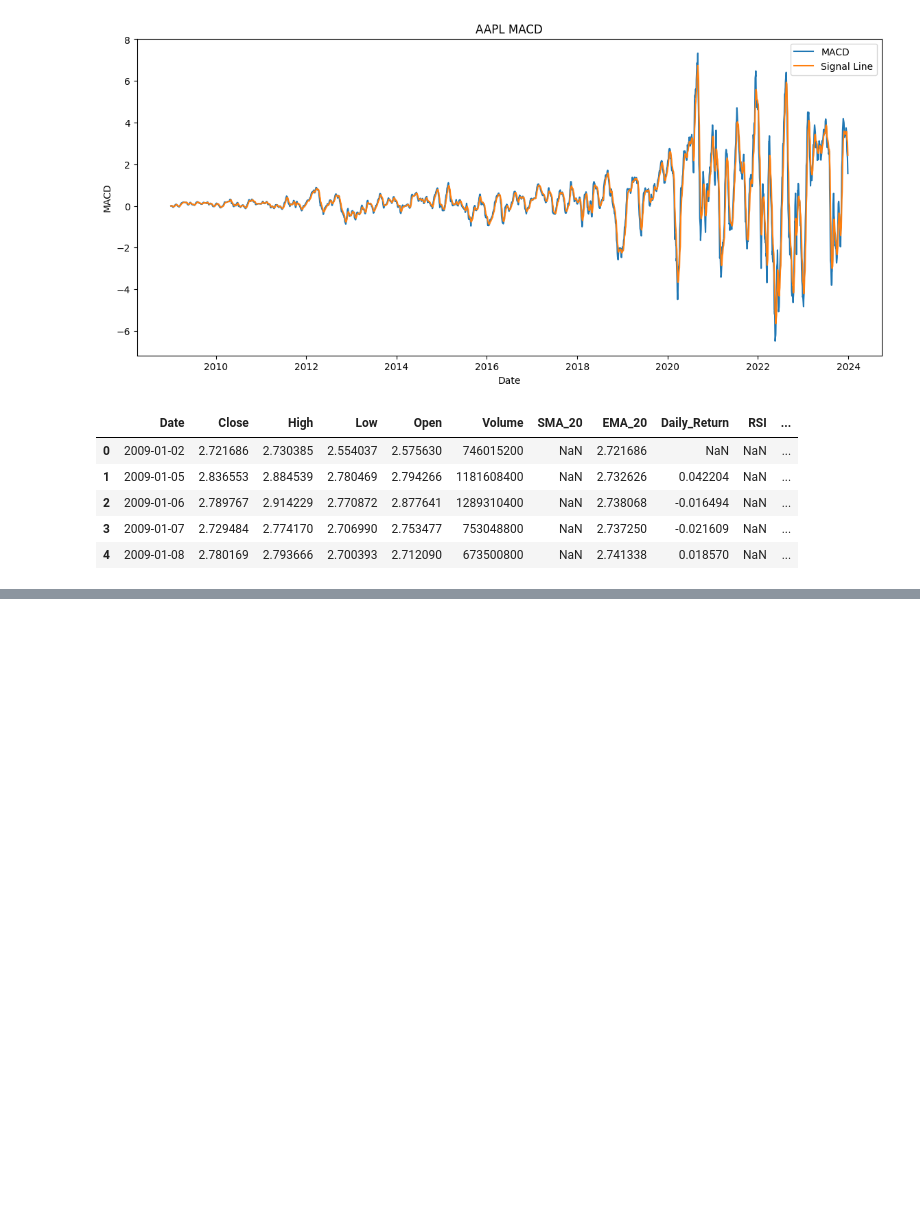
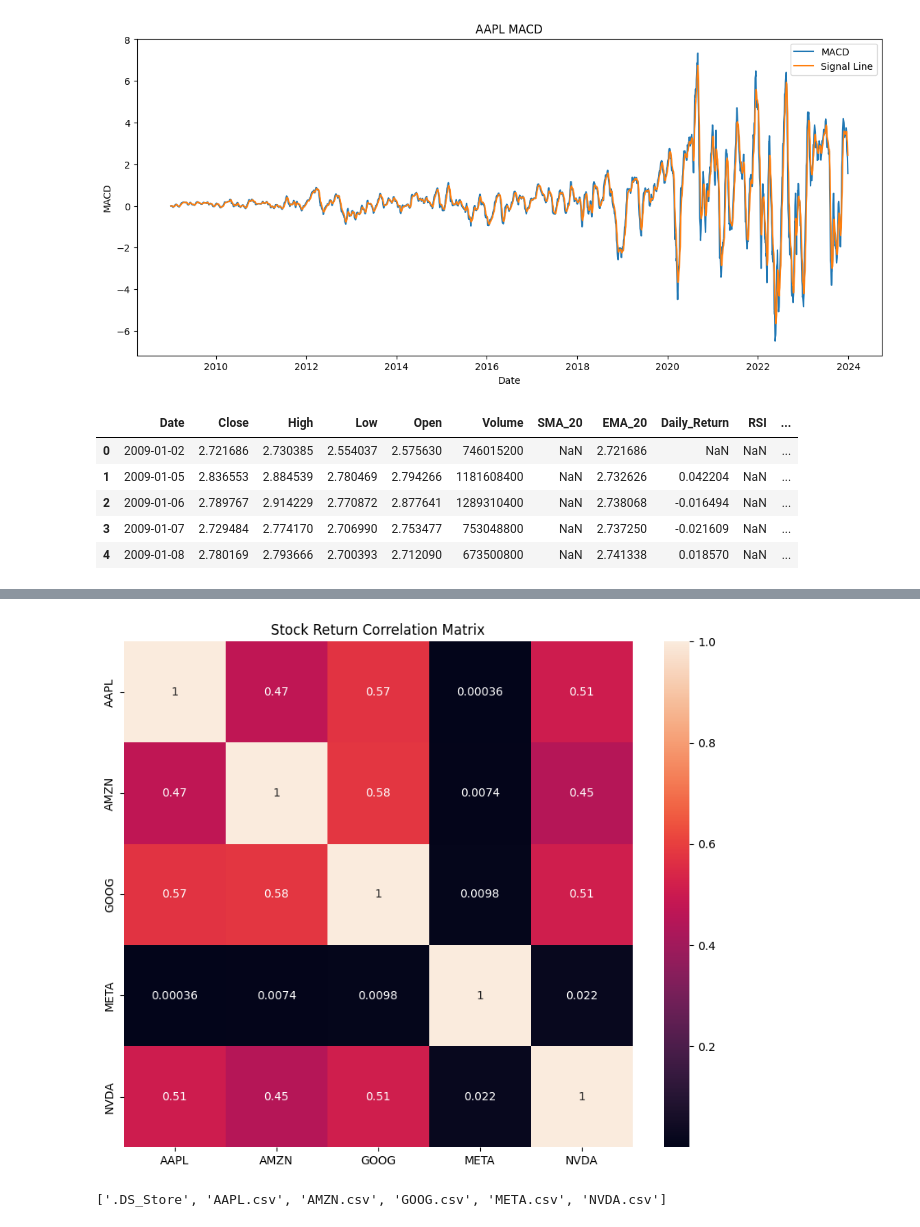
Before and after one commit to hayalgucudev/news-sentiment-analysis, a Jupyter notebook: notebooks/task_2_quantitative_analysis.ipynb, the cells around one changed output, grey strips where cells are left out. Saved outputs shown, nothing was run; the diff lists cells and outputs as text; code cells hidden in the pictures; blank space fills up the shorter version.

```diff
--- a/notebooks/task_2_quantitative_analysis.ipynb
+++ b/notebooks/task_2_quantitative_analysis.ipynb
@@ -160,0 +251,4 @@ df.head()
+# %%
+correlation_matrix = returns_df[stocks].corr()
+
+correlation_matrix
@@ -160,0 +262,19 @@ df.head()
+# %%
+plt.figure(figsize=(10,8))
+
+sns.heatmap(
+    correlation_matrix,
+    annot=True
+)
+
+plt.title("Stock Return Correlation Matrix")
+
+plt.show()
+# %% [output]
+[figure, added]
+# %%
+import os
+
+os.listdir("../data/raw/data")
+# %% [output]
+['.DS_Store', 'AAPL.csv', 'AMZN.csv', 'GOOG.csv', 'META.csv', 'NVDA.csv']
```
Also changed, not shown: parts of 13 cells of this notebook.
